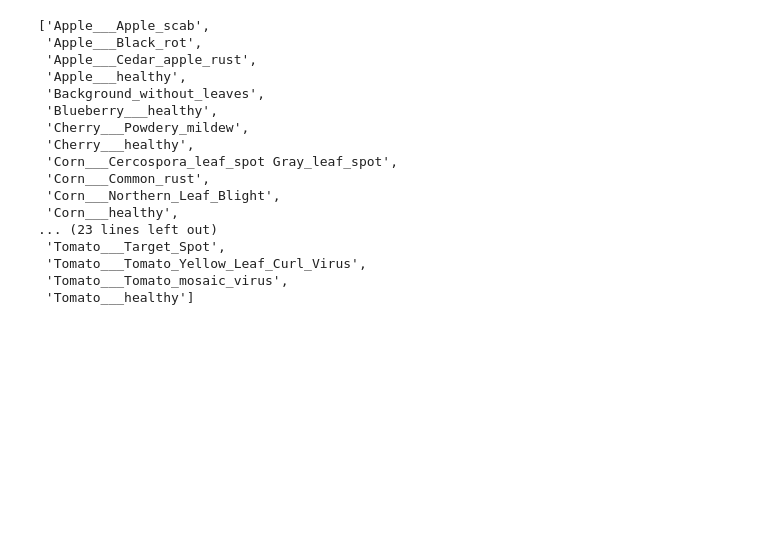
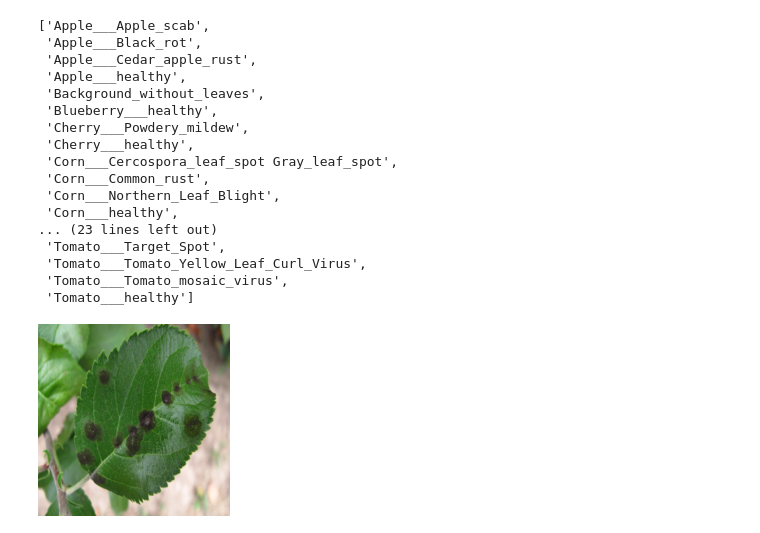
Before and after one commit to COMP-380-DATA-SCIENCE/leaf-disease-classifier, a Jupyter notebook: Leaf_Disease_Classifier.ipynb, the cells around one changed output. Drawn from its saved outputs; the diff is of its cells as text; code cells hidden in the pictures; blank space fills up the shorter version.

```diff
--- a/Leaf_Disease_Classifier.ipynb
+++ b/Leaf_Disease_Classifier.ipynb
@@ -290,12 +427,16 @@ class_names
  'Tomato___Tomato_mosaic_virus',
  'Tomato___healthy']
 # %%
-#Tests recognition of uploaded image
-img_path = '/content/orange_huanglongbing.jpeg'
+img_path = '/content/apple_scab.jpg'
 img = Image.open(img_path).convert("RGB")
+#img = img.resize((256,192),resample=Image.BILINEAR)
+#img = img.crop((0,0,192,192))
 img = img.resize((192,192),resample=Image.BILINEAR)
 img_array = tf.keras.utils.img_to_array(img, dtype=np.uint8)
 img_array = img_array[np.newaxis]
+img
+# %% [output]
+[figure, added]
 # %%
 prediction = model.predict(img_array)
 test_label = class_names[np.argmax(prediction[0])]
```
Also changed, not shown: parts of 32 cells of this notebook.
